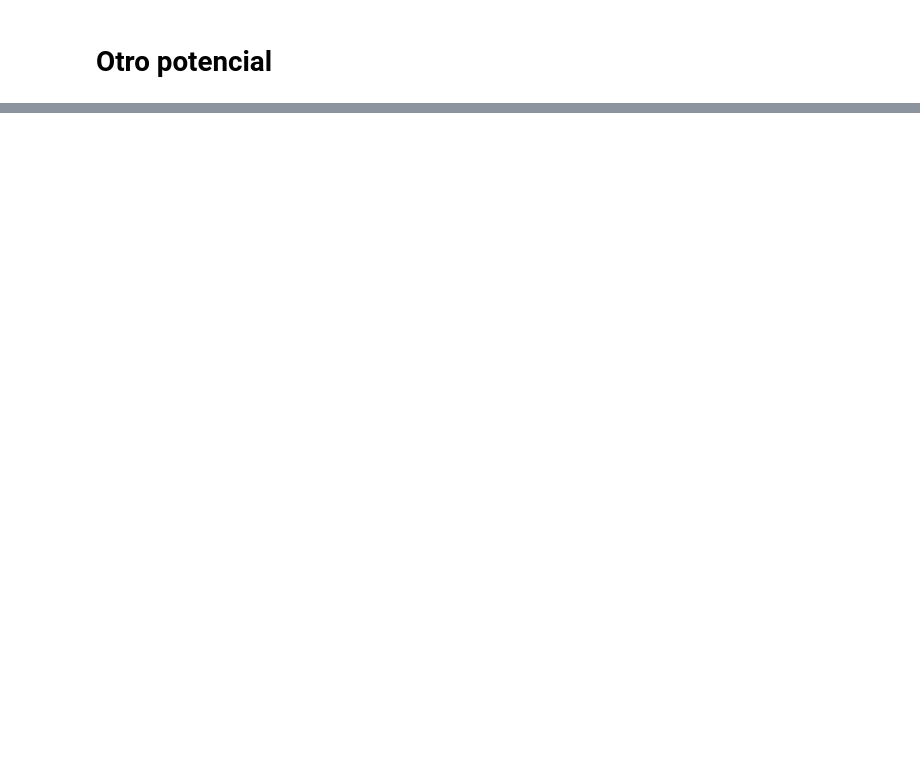
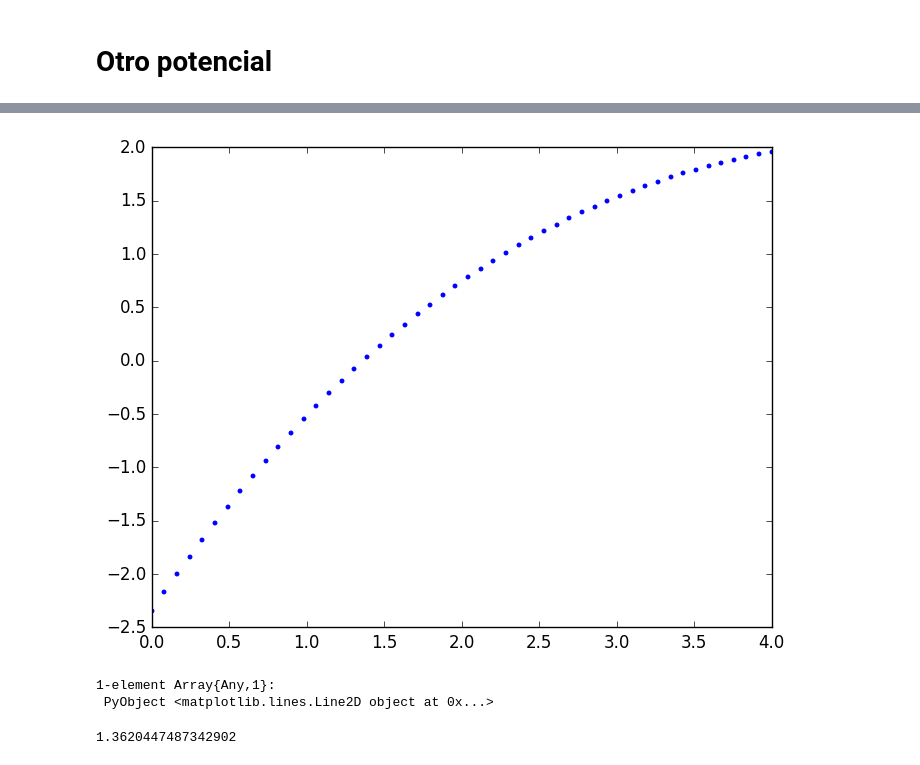
Before and after one commit to davidamaro/finalcompu, a Jupyter notebook: trabajo.ipynb, the cells around one changed output, grey strips where cells are left out. Drawn from its saved outputs; the diff is of its cells as text; code cells hidden in the pictures; blank space fills up the shorter version.

```diff
--- a/trabajo.ipynb
+++ b/trabajo.ipynb
@@ -321,0 +495,12 @@ psis(0.2829412375635918)
+# %%
+x = linspace(0,4)
+y = [todo(u,V) for u in x]
+plot(x,y,".")
+# %% [output]
+[figure, added]
+1-element Array{Any,1}:
+ PyObject <matplotlib.lines.Line2D object at 0x...>
+# %%
+bisec(0,4,1,x->todo(x,V))
+# %% [output]
+1.3620447487342902
```
Also changed, not shown: parts of 40 cells of this notebook.
